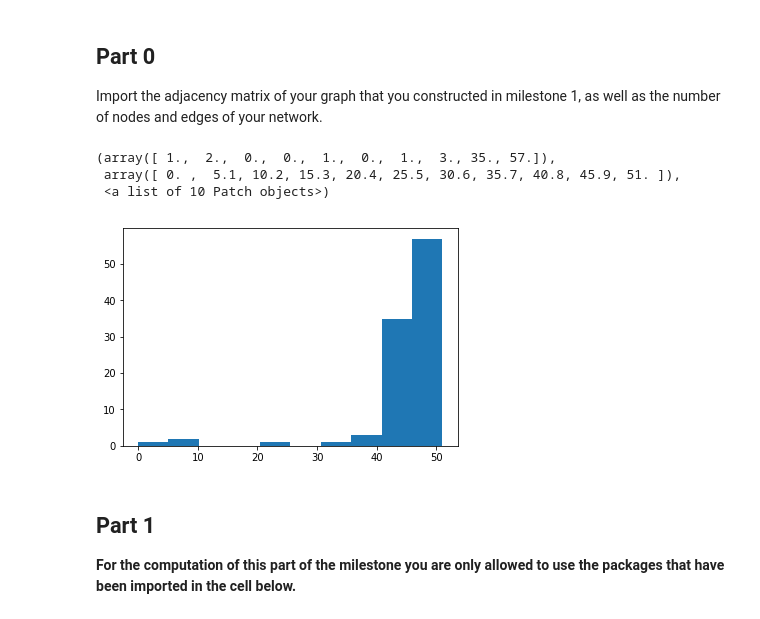
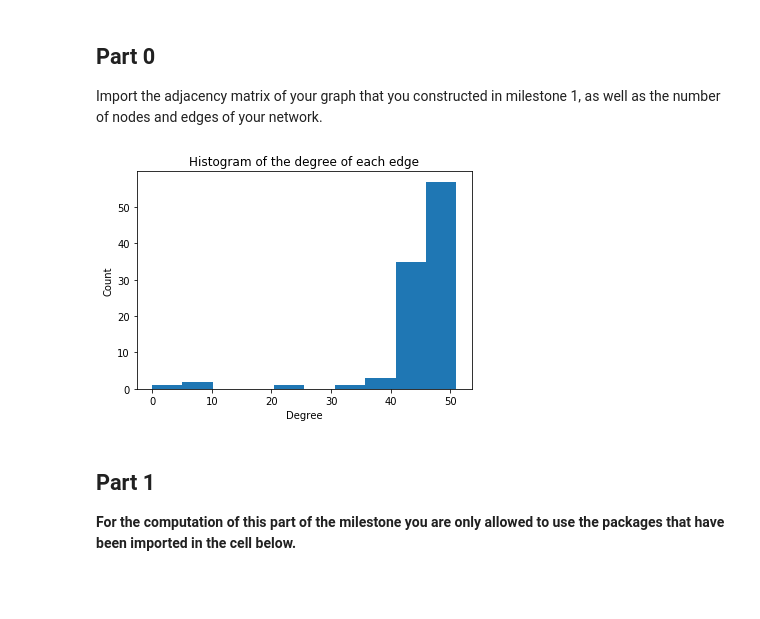
Before and after one commit to AgentAGadge/ntds_2018, a Jupyter notebook: milestones/2_network_models.ipynb, the cells around one changed output. Drawn from its saved outputs; the diff is of its cells as text; code cells hidden in the pictures; blank space fills up the shorter version.

```diff
--- a/milestones/2_network_models.ipynb
+++ b/milestones/2_network_models.ipynb
@@ -41,11 +41,12 @@ n_nodes =  adjacency.shape[0]
 n_edges =  int(np.sum(adjacency)/2)
 # %%
 plt.hist((np.sum(adjacency.astype(int),axis=0)))
+plt.title("Histogram of the degree of each edge")
+plt.xlabel("Degree")
+plt.ylabel("Count")
+plt.show()
 # %% [output]
-(array([ 1.,  2.,  0.,  0.,  1.,  0.,  1.,  3., 35., 57.]),
- array([ 0. ,  5.1, 10.2, 15.3, 20.4, 25.5, 30.6, 35.7, 40.8, 45.9, 51. ]),
- <a list of 10 Patch objects>)
-[figure, old version]
+[figure, new version]
 # %% [markdown]
 ## Part 1
 
```
Also changed, not shown: parts of 8 cells of this notebook.
